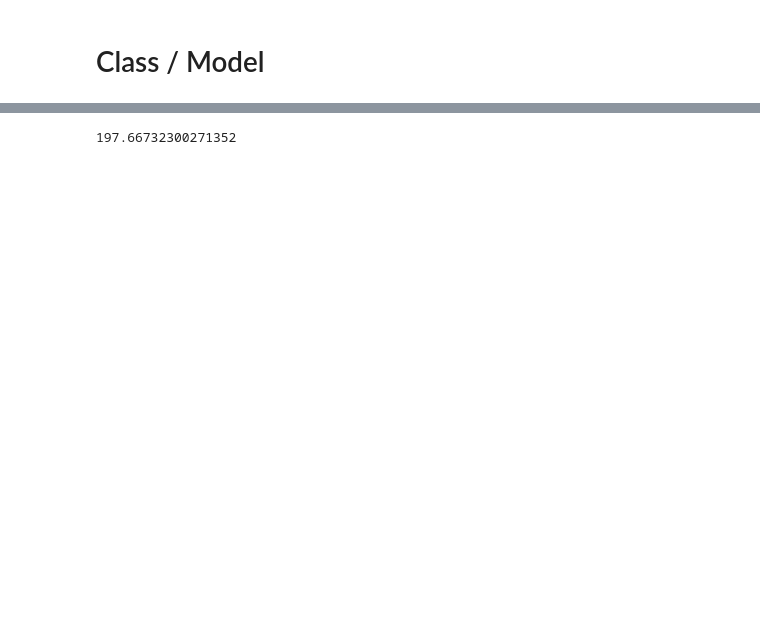
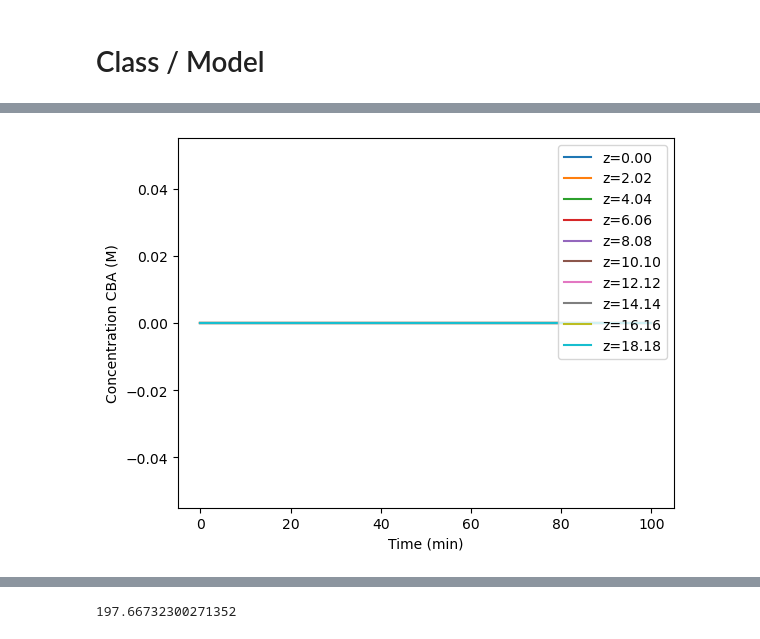
Before and after one commit to smondal13/optimization-project, a Jupyter notebook: MBDOE-project.ipynb, the cells around one changed output, grey strips where cells are left out. Saved outputs shown, nothing was run; the diff lists cells and outputs as text; code cells hidden in the pictures; blank space fills up the shorter version.

Commit message:
Changed the model boundary conditions

```diff
--- a/MBDOE-project.ipynb
+++ b/MBDOE-project.ipynb
@@ -394,3 +413,57 @@ EXIT: Optimal Solution Found.
+# %%
+import numpy as np
+from scipy.integrate import solve_ivp
+
+# Parameters
+d = 250e-5  # dm
+l = 20      # dm
+v0 = 29.8e-6 # L/min
+CBA0 = 1.56  # M
+alpha_v = -0.253e-6 # L/min^2
+k = 0.1      # Example rate constant (you'll need the actual value)
+
+# Spatial discretization
+nz = 100    # Number of spatial points
+z = np.linspace(0, l, nz)
+dz = z[1] - z[0]
+
+# Time span
+t_span = (0, 100) # Example time span
+t_eval = np.linspace(t_span[0], t_span[1], 100) # Times at which to return the solution
+
+# Function to calculate time derivatives
+def pfr_odes(t, CBA):
+    v = v0 + alpha_v * t
+    dCBA_dt = np.zeros_like(CBA)
+
+    # Boundary condition at inlet
+    dCBA_dt[0] = 0  # No time derivative at the inlet (constant CBA0)
+
+    # Upwind scheme for spatial derivative
+    for i in range(1, nz):
+        dCBA_dz = (CBA[i] - CBA[i-1]) / dz
+        dCBA_dt[i] = -v / (np.pi * (d/2)**2) * dCBA_dz - k * CBA[i]
+
+    return dCBA_dt
+
+# Initial condition
+CBA_initial = np.zeros(nz)
+
+# Solve the ODEs
+sol = solve_ivp(pfr_odes, t_span, CBA_initial, t_eval=t_eval, method='RK45')
+
+# Plotting the results (optional)
+import matplotlib.pyplot as plt
+
+for i in range(0, nz, 10): # Plotting every 10th point
+    plt.plot(sol.t, sol.y[i], label=f'z={z[i]:.2f}')
+
+plt.xlabel('Time (min)')
+plt.ylabel('Concentration CBA (M)')
+plt.legend()
+plt.show()
+# %% [output]
+[figure, added]
 # %%
 C_BA_z0 = [pyo.value(model.C_BA[t, 0]) for t in model.t]
 C_BA_z20 = [pyo.value(model.C_BA[t, 20]) for t in model.t]
```
Also changed, not shown: parts of 7 cells of this notebook.
